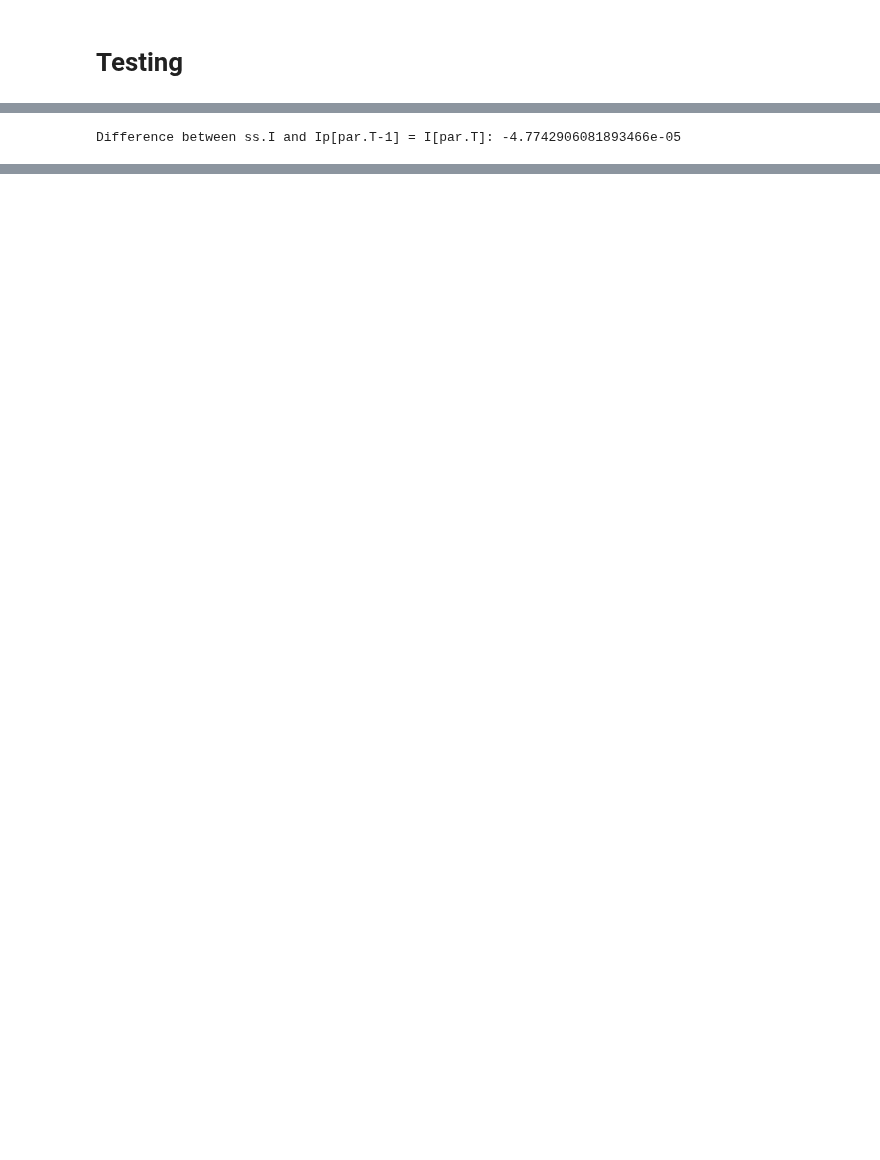
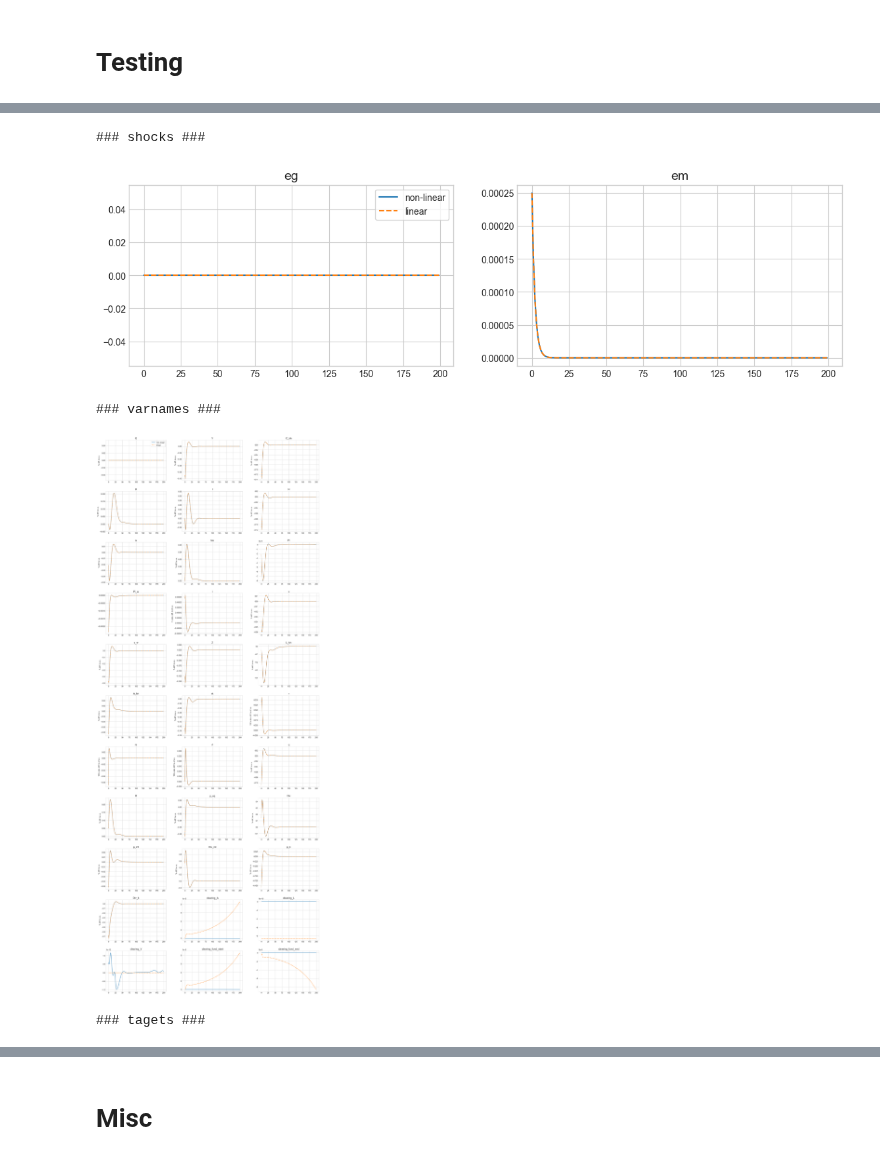
Before and after one commit to YanWin/StickyInformationHANK, a Jupyter notebook: notebooks/HANKnoSticky_minimal.ipynb, the cells around one changed output, grey strips where cells are left out. Drawn from its saved outputs; the diff is of its cells as text; code cells hidden in the pictures; blank space fills up the shorter version.

```diff
--- a/notebooks/HANKnoSticky_minimal.ipynb
+++ b/notebooks/HANKnoSticky_minimal.ipynb
@@ -37,3 +13,5 @@ Market clearing residual =  -0.00000000
+# %%
+model = HANKnoStickyModelClass(name='baseline')
 # %%
 par = model.par
 ss = model.ss
@@ -94,6 +82,4 @@ H_Z            : cond = 2.9e+02 [mean =  2.2e-03]
 # %%
-# to test convergence
-par.tol_broyden = 1e-10
 model.find_transition_path(do_print=True, do_print_unknowns=True)
 # %% [output]
 finding the transition path:
@@ -122,26 +106,10 @@ transition path found in 7.3 secs
 # %%
-# replication_settings = {'do_replicate': {}}
-# replication_settings['do_replicate']['plot_em'] = True
-paths = ['G', 'Y', 'C_hh', 'K', 'I',
-         'N', 'w', 'tau', 'Pi', 'Pi_w', 'i', 's', 's_w', 'Z',
-         'L_hh', 'A_hh',
-         'rk', 'r','ra', 'rl',
-         'q', 'B',
-         'p_eq', 'Div', 'p_int', 'Div_int', 'p_k', 'Div_k']
-paths_short = ['Y', 'C_hh', 'K', 'I', 'N', 'w']
-lvl_value = ['eg', 'em', 'i', 'Pi', 'Pi_w']
+paths = ['G','Y','C_hh','K','I',
+         'N','w','tau','Pi','Pi_w','i','s','s_w','Z',
+         'L_hh','A_hh',
+         'rk','r','ra','rl',
+         'q','B',
+         'p_eq','Div','p_int','Div_int','p_k','Div_k','clearing_A', 'clearing_L', 'clearing_Y', 'clearing_fund_start', 'clearing_fund_end']
+lvl_value = ['eg', 'em', 'i', 'Pi', 'Pi_w','clearing_Y','clearing_A', 'clearing_L', 'clearing_fund_start', 'clearing_fund_end']
 abs_diff = ['r', 'ra', 'rl', 'i']
 facs = {'r':100,'ra':100,'rl':100}
-# %%
-%matplotlib inline
-shock_settings = {
-            'jump_em': 0.00025,
-            'rho_em': 0.6,
-            'jump_eg': 0.
-        }
-model.par.jump_em = shock_settings['jump_em']
-model.par.rho_em = shock_settings['rho_em']
-model.par.jump_eg = shock_settings['jump_eg']
-model.find_transition_path(do_end_check=False, do_print=True)
-model.find_IRFs()
-model.show_IRFs(paths, lvl_value=lvl_value, abs_diff=abs_diff, facs=facs,ncols=3,T_max=100, do_linear=True, do_shocks=True)
@@ -171,5 +116,8 @@ transition path found in 8.2 secs
-# %%
-# investment back to steady state?
-print(f'Difference between ss.I and Ip[par.T-1] = I[par.T]: {(1 - par.delta_K) * ss.K + model.path.Ip[0,par.T-1] - ss.K}')
-# %% [output]
-Difference between ss.I and Ip[par.T-1] = I[par.T]: -4.7742906081893466e-05
+# %%
+model.show_IRFs(paths,lvl_value=lvl_value,abs_diff=abs_diff,facs=facs,ncols=3,T_max=par.T,do_linear=True,do_shocks=True)
+# %% [output]
+### shocks ###
+[figure, added]
+### varnames ###
+[figure, added]
+### tagets ###
@@ -175,0 +125,2 @@ Difference between ss.I and Ip[par.T-1] = I[par.T]: -4.7742906081893466e-05
+# %% [markdown]
+# Misc
```
Also changed, not shown: parts of 21 cells of this notebook, 5 other files.
